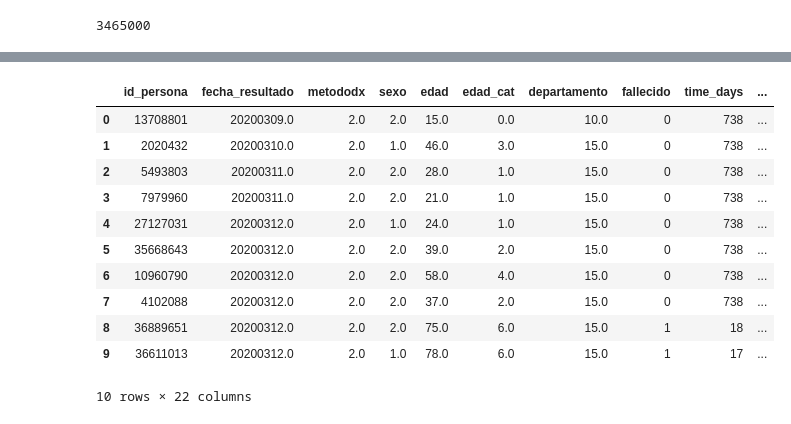
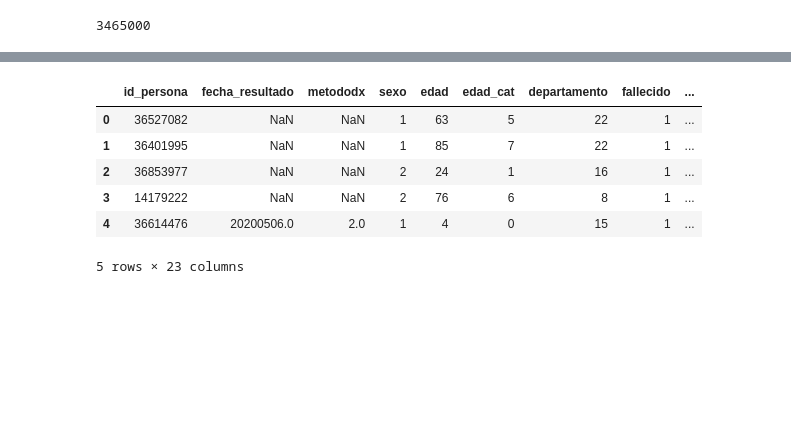
Before and after one commit to xxotto/covid19-Peru, a Jupyter notebook: Notebooks/3_DataFiltering.ipynb, the cells around one changed output, grey strips where cells are left out. Drawn from its saved outputs; the diff is of its cells as text; code cells hidden in the pictures; blank space fills up the shorter version.

```diff
--- a/Notebooks/3_DataFiltering.ipynb
+++ b/Notebooks/3_DataFiltering.ipynb
@@ -434,0 +810,7 @@ df.head()
+# %%
+# Agregar información de dosis 3
+df = df.merge(df_vac[df_vac.dosis == 3], on = 'id_persona', how = 'left')
+df = df.rename(columns = {'dosis' : 'dosis_3',
+                          'fecha_vacuna': 'fecha_vacuna_3',
+                          'id_vacuna': 'id_vacuna_3'})
+df['dosis_3'].replace(3, 1, inplace = True)
@@ -434,0 +822,5 @@ df.head()
+# %%
+# Eliminamos los duplicados
+df = df.drop_duplicates('id_persona', keep='last') \
+       .sort_values(by = ['tiempo_fal']) \
+       .reset_index(drop = True)
@@ -491,5 +863,0 @@ df[['dosis_1', 'dosis_2', 'dosis_3', 'vacunado']].head(10)
-# %%
-df = df[['id_persona', 'fecha_resultado', 'metododx', 'sexo', 'edad', 'edad_cat', 'departamento',
-         'fallecido', 'time_days', 'fecha_fallecimiento', 'year', 'epi_week',
-         'vacunado', 'dosis_1', 'dosis_2', 'dosis_3',
-         'id_vacuna_1', 'id_vacuna_2', 'id_vacuna_3' ,'fecha_vacuna_1','fecha_vacuna_2', 'fecha_vacuna_3']]
@@ -498,3 +863,0 @@ df = df[['id_persona', 'fecha_resultado', 'metododx', 'sexo', 'edad', 'edad_cat'
-# %%
-# Ordenar de acuerdo al id_de persona y fecha de resultado
-df = df.sort_values(by = ['id_persona', 'fecha_resultado'])
@@ -527,18 +864,13 @@ df = df.drop_duplicates('id_persona', keep='last') \
 # %%
-df.head(10)
+df.head()
 # %% [output]
-|  | id_persona | fecha_resultado | metododx | sexo | edad | edad_cat | departamento | fallecido | time_days | ... |
-| 0 | 13708801 | 20200309.0 | 2.0 | 2.0 | 15.0 | 0.0 | 10.0 | 0 | 738 | ... |
-| 1 | 2020432 | 20200310.0 | 2.0 | 1.0 | 46.0 | 3.0 | 15.0 | 0 | 738 | ... |
-| 2 | 5493803 | 20200311.0 | 2.0 | 2.0 | 28.0 | 1.0 | 15.0 | 0 | 738 | ... |
-| 3 | 7979960 | 20200311.0 | 2.0 | 2.0 | 21.0 | 1.0 | 15.0 | 0 | 738 | ... |
-| 4 | 27127031 | 20200312.0 | 2.0 | 1.0 | 24.0 | 1.0 | 15.0 | 0 | 738 | ... |
-| 5 | 35668643 | 20200312.0 | 2.0 | 2.0 | 39.0 | 2.0 | 15.0 | 0 | 738 | ... |
-| 6 | 10960790 | 20200312.0 | 2.0 | 2.0 | 58.0 | 4.0 | 15.0 | 0 | 738 | ... |
-| 7 | 4102088 | 20200312.0 | 2.0 | 2.0 | 37.0 | 2.0 | 15.0 | 0 | 738 | ... |
-| 8 | 36889651 | 20200312.0 | 2.0 | 2.0 | 75.0 | 6.0 | 15.0 | 1 | 18 | ... |
-| 9 | 36611013 | 20200312.0 | 2.0 | 1.0 | 78.0 | 6.0 | 15.0 | 1 | 17 | ... |
+|  | id_persona | fecha_resultado | metododx | sexo | edad | edad_cat | departamento | fallecido | ... |
+| 0 | 36527082 | NaN | NaN | 1 | 63 | 5 | 22 | 1 | ... |
+| 1 | 36401995 | NaN | NaN | 1 | 85 | 7 | 22 | 1 | ... |
+| 2 | 36853977 | NaN | NaN | 2 | 24 | 1 | 16 | 1 | ... |
+| 3 | 14179222 | NaN | NaN | 2 | 76 | 6 | 8 | 1 | ... |
+| 4 | 36614476 | 20200506.0 | 2.0 | 1 | 4 | 0 | 15 | 1 | ... |
-10 rows × 22 columns
+5 rows × 23 columns
 # %%
 # Verificamos columnas y data types
 df.info()
```
Also changed, not shown: parts of 150 cells of this notebook.
